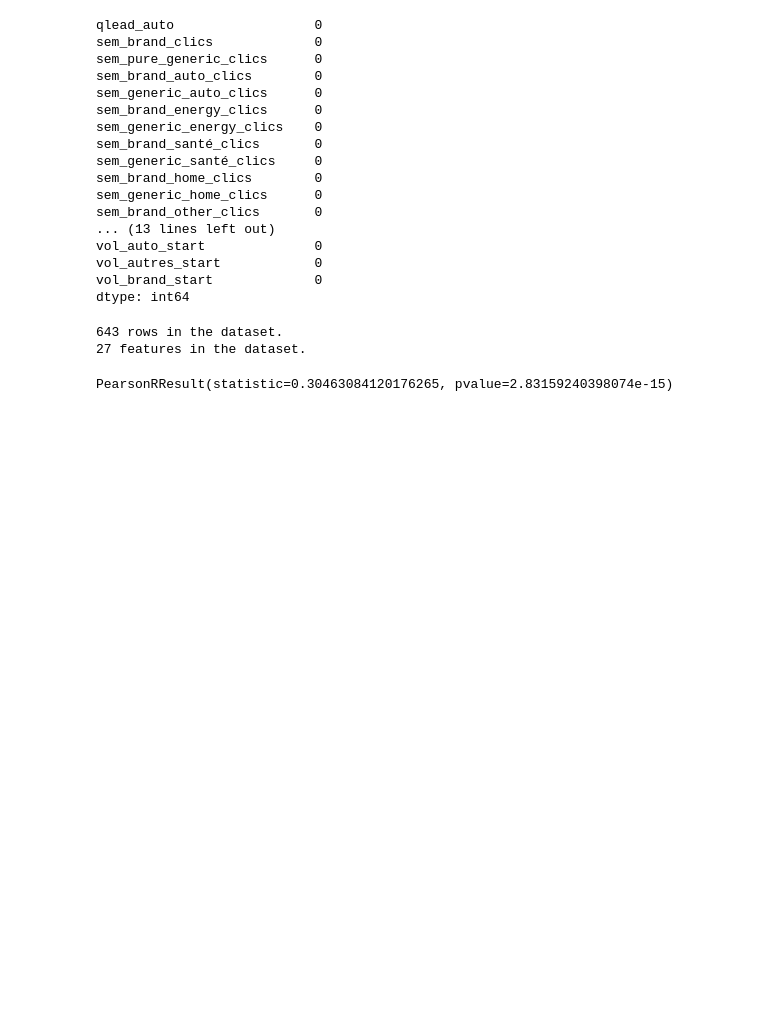
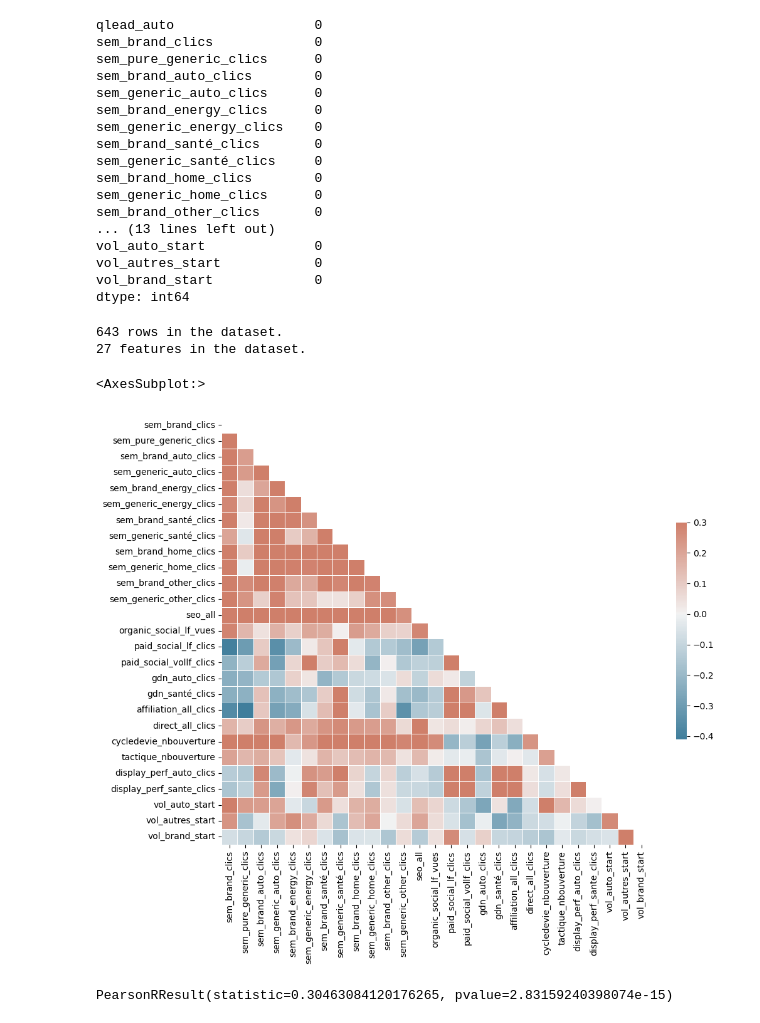
Before and after one commit to jxraynaud/svreg, a Jupyter notebook: data_exploration.ipynb, the cells around one changed output. Drawn from its saved outputs; the diff is of its cells as text; code cells hidden in the pictures; blank space fills up the shorter version.

```diff
--- a/data_exploration.ipynb
+++ b/data_exploration.ipynb
@@ -80,19 +61,22 @@ print(f"{nb_features} features in the dataset.")
 # %%
 # Compute the correlation matrix
 corr = x_features.corr()
 
 # Generate a mask for the upper triangle
 mask = np.triu(np.ones_like(corr, dtype=bool))
 
 # Set up the matplotlib figure
-# f, ax = plt.subplots(figsize=(11, 9))
+f, ax = plt.subplots(figsize=(11, 9))
 
 # Generate a custom diverging colormap
-# cmap = sns.diverging_palette(230, 20, as_cmap=True)
+cmap = sns.diverging_palette(230, 20, as_cmap=True)
 
 # Draw the heatmap with the mask and correct aspect ratio
-# sns.heatmap(corr, mask=mask, cmap=cmap, vmax=.3, center=0,
-#             square=True, linewidths=.5, cbar_kws={"shrink": .5})
+sns.heatmap(corr, mask=mask, cmap=cmap, vmax=.3, center=0,
+             square=True, linewidths=.5, cbar_kws={"shrink": .5})
+# %% [output]
+<AxesSubplot:>
+[figure, added]
 # %%
 # sns.pairplot(x_features.iloc[:, :5])
 # %%
```
Also changed, not shown: parts of 1 cell of this notebook, 1 other file.
